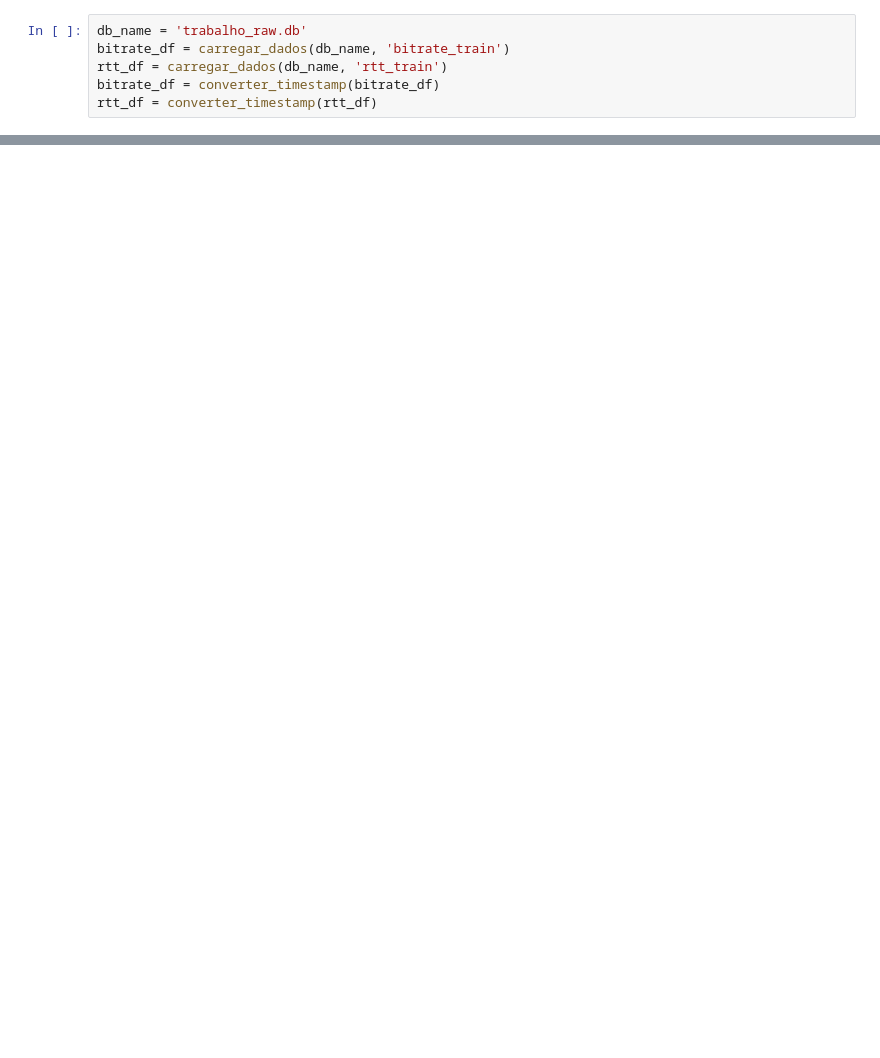
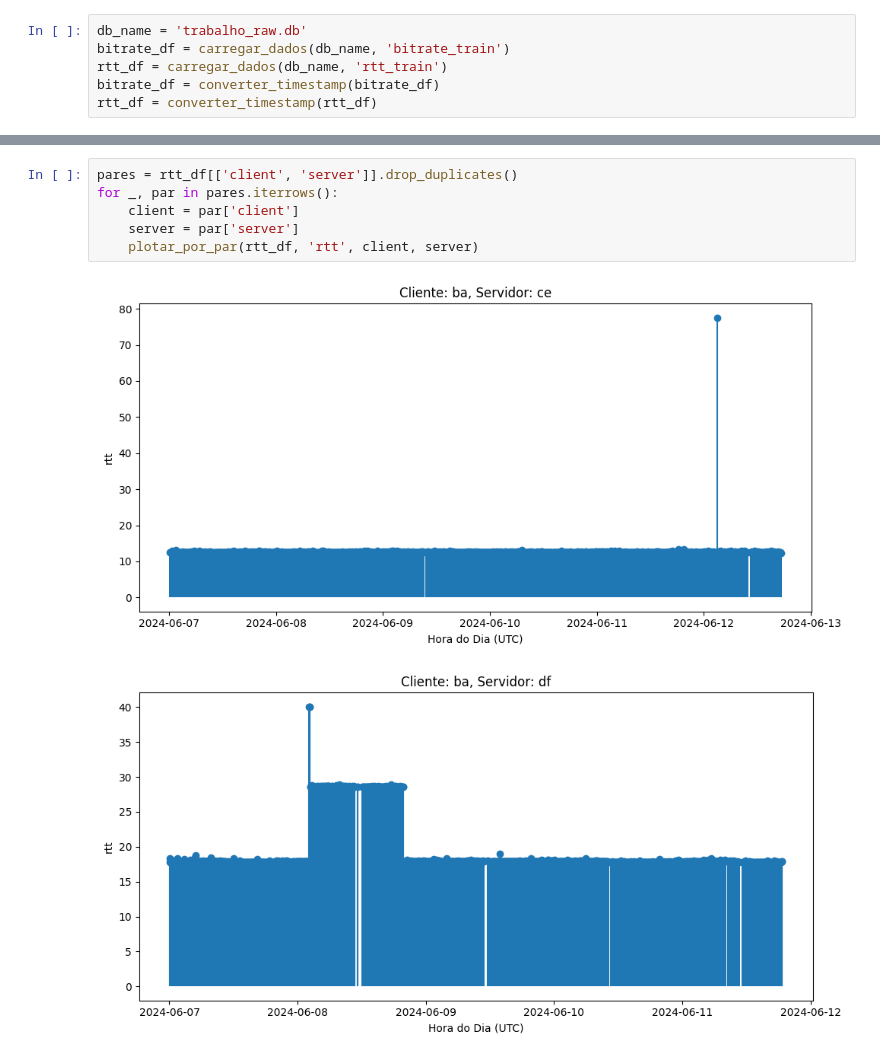
Before and after one commit to lhscaldas/trabalho-final-cps769, a Jupyter notebook: eda.ipynb, the cells around one changed output, grey strips where cells are left out. Saved outputs shown, nothing was run; the diff lists cells and outputs as text; blank space fills up the shorter version.

```diff
--- a/eda.ipynb
+++ b/eda.ipynb
@@ -158,0 +158,9 @@ Número de linhas após a filtragem: 2319
+# %%
+pares = rtt_df[['client', 'server']].drop_duplicates()
+for _, par in pares.iterrows():
+    client = par['client']
+    server = par['server']
+    plotar_por_par(rtt_df, 'rtt', client, server)
+# %% [output]
+[figure, added]
+[figure, added]
```
Also changed, not shown: parts of 8 cells of this notebook, 4 other files.
